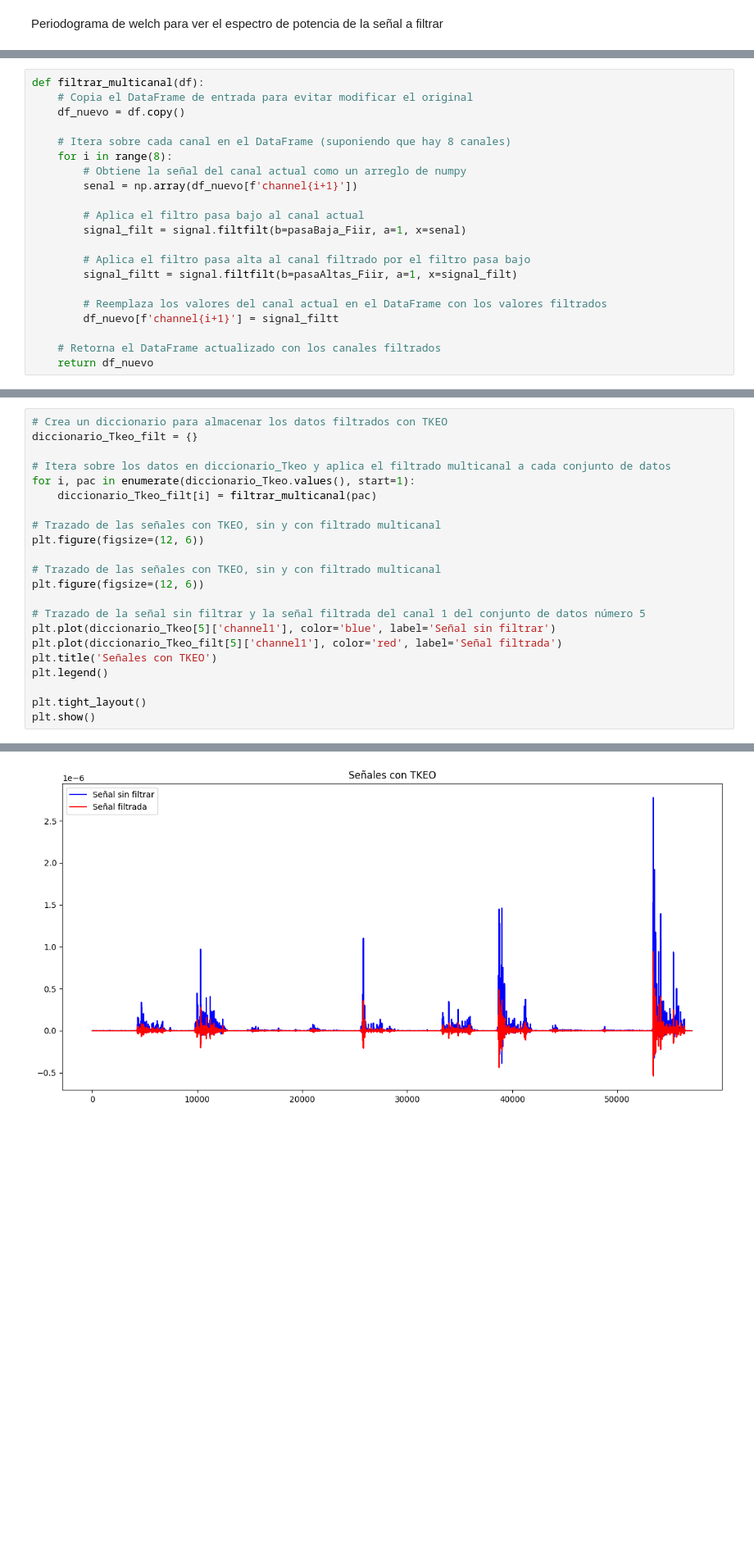
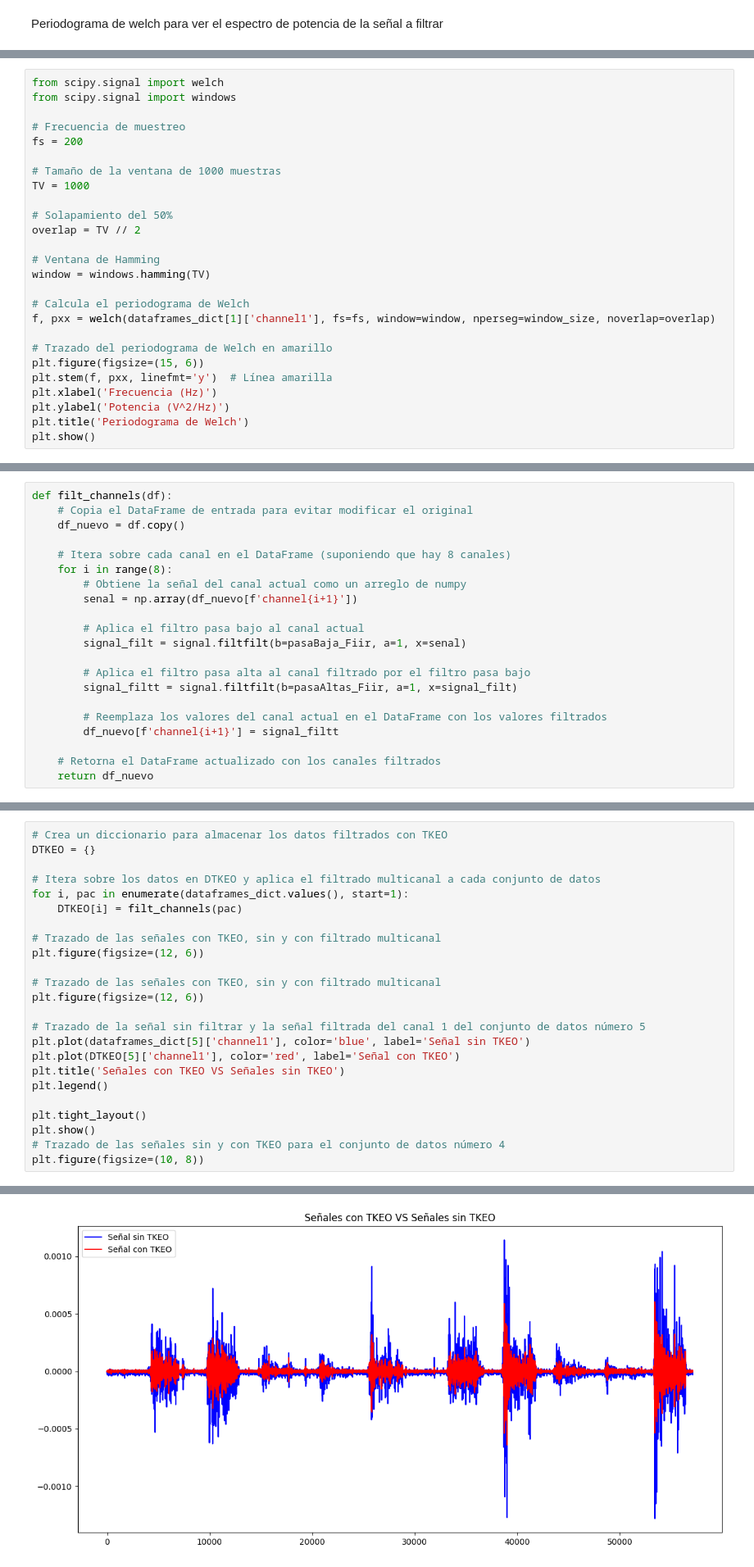
Before and after one commit to Dsoto98/senales, a Jupyter notebook: PF_DANIELSOTO-DIEGOFLOREZ-MELISSACADAVID.ipynb, the cells around one changed output, grey strips where cells are left out. Shown at 82% size. Drawn from its saved outputs; the diff is of its cells as text; blank space fills up the shorter version.

```diff
--- a/PF_DANIELSOTO-DIEGOFLOREZ-MELISSACADAVID.ipynb
+++ b/PF_DANIELSOTO-DIEGOFLOREZ-MELISSACADAVID.ipynb
@@ -207,3 +179,29 @@ plt.tight_layout()
 plt.show()
 # %% [output]
 [figure]
+# %%
+from scipy.signal import welch
+from scipy.signal import windows
+
+# Frecuencia de muestreo
+fs = 200
+
+# Tamaño de la ventana de 1000 muestras
+TV = 1000
+
+# Solapamiento del 50%
+overlap = TV // 2
+
+# Ventana de Hamming
+window = windows.hamming(TV)
+
+# Calcula el periodograma de Welch
+f, pxx = welch(dataframes_dict[1]['channel1'], fs=fs, window=window, nperseg=window_size, noverlap=overlap)
+
+# Trazado del periodograma de Welch en amarillo
+plt.figure(figsize=(15, 6))
+plt.stem(f, pxx, linefmt='y')  # Línea amarilla
+plt.xlabel('Frecuencia (Hz)')
+plt.ylabel('Potencia (V^2/Hz)')
+plt.title('Periodograma de Welch')
+plt.show()
@@ -210,5 +210,5 @@ plt.show()
 # %%
-def filtrar_multicanal(df):
+def filt_channels(df):
     # Copia el DataFrame de entrada para evitar modificar el original
     df_nuevo = df.copy()
 
@@ -290,25 +268,27 @@ plt.show()  # Muestra el gráfico
 # %%
 # Crea un diccionario para almacenar los datos filtrados con TKEO
-diccionario_Tkeo_filt = {}
+DTKEO = {}
 
-# Itera sobre los datos en diccionario_Tkeo y aplica el filtrado multicanal a cada conjunto de datos
-for i, pac in enumerate(diccionario_Tkeo.values(), start=1):
-    diccionario_Tkeo_filt[i] = filtrar_multicanal(pac)
+# Itera sobre los datos en DTKEO y aplica el filtrado multicanal a cada conjunto de datos
+for i, pac in enumerate(dataframes_dict.values(), start=1):
+    DTKEO[i] = filt_channels(pac)
 
 # Trazado de las señales con TKEO, sin y con filtrado multicanal
 plt.figure(figsize=(12, 6))
 
 # Trazado de las señales con TKEO, sin y con filtrado multicanal
 plt.figure(figsize=(12, 6))
 
 # Trazado de la señal sin filtrar y la señal filtrada del canal 1 del conjunto de datos número 5
-plt.plot(diccionario_Tkeo[5]['channel1'], color='blue', label='Señal sin filtrar')
-plt.plot(diccionario_Tkeo_filt[5]['channel1'], color='red', label='Señal filtrada')
-plt.title('Señales con TKEO')
+plt.plot(dataframes_dict[5]['channel1'], color='blue', label='Señal sin TKEO')
+plt.plot(DTKEO[5]['channel1'], color='red', label='Señal con TKEO')
+plt.title('Señales con TKEO VS Señales sin TKEO')
 plt.legend()
 
 plt.tight_layout()
 plt.show()
+# Trazado de las señales sin y con TKEO para el conjunto de datos número 4
+plt.figure(figsize=(10, 8))
 # %% [output]
 <Figure size 1200x600 with 0 Axes>
-[figure, old version]
+[figure, new version]
```
Also changed, not shown: parts of 33 cells of this notebook.
